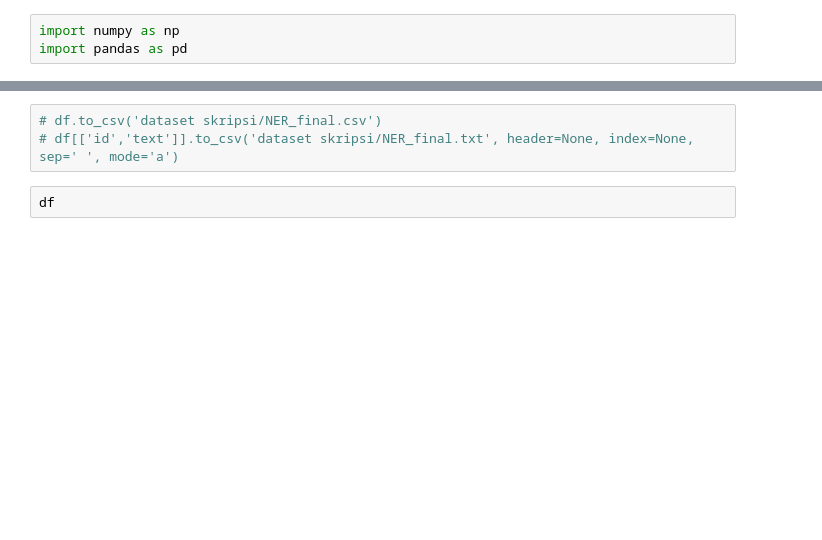
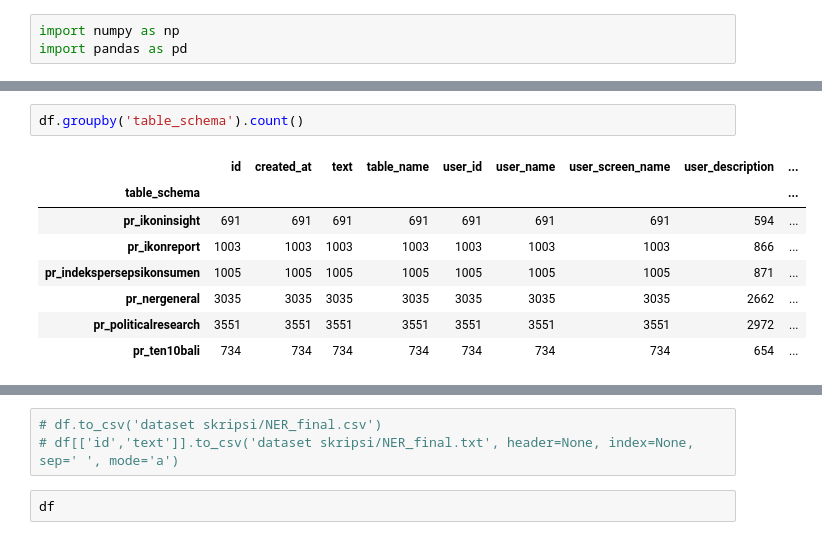
Before and after one commit to anwarfarihin/ner-idn-tweet, a Jupyter notebook: Dataset/merge_dataset.ipynb, the cells around one changed output, grey strips where cells are left out. Drawn from its saved outputs; the diff is of its cells as text; blank space fills up the shorter version.

```diff
--- a/Dataset/merge_dataset.ipynb
+++ b/Dataset/merge_dataset.ipynb
@@ -57 +57,12 @@ df
 10019 rows × 10 columns
+# %%
+df.groupby('table_schema').count()
+# %% [output]
+|  | id | created_at | text | table_name | user_id | user_name | user_screen_name | user_description | ... |
+| table_schema |  |  |  |  |  |  |  |  | ... |
+| pr_ikoninsight | 691 | 691 | 691 | 691 | 691 | 691 | 691 | 594 | ... |
+| pr_ikonreport | 1003 | 1003 | 1003 | 1003 | 1003 | 1003 | 1003 | 866 | ... |
+| pr_indekspersepsikonsumen | 1005 | 1005 | 1005 | 1005 | 1005 | 1005 | 1005 | 871 | ... |
+| pr_nergeneral | 3035 | 3035 | 3035 | 3035 | 3035 | 3035 | 3035 | 2662 | ... |
+| pr_politicalresearch | 3551 | 3551 | 3551 | 3551 | 3551 | 3551 | 3551 | 2972 | ... |
+| pr_ten10bali | 734 | 734 | 734 | 734 | 734 | 734 | 734 | 654 | ... |
```
Also changed, not shown: parts of 8 cells of this notebook, 19 other files.
